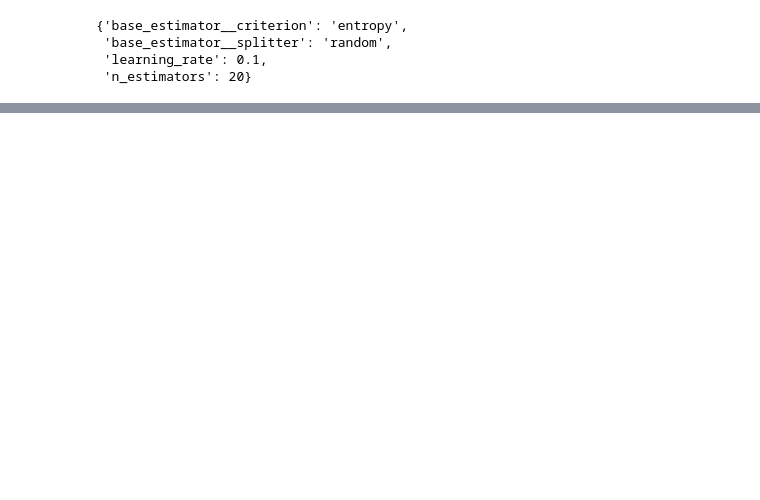
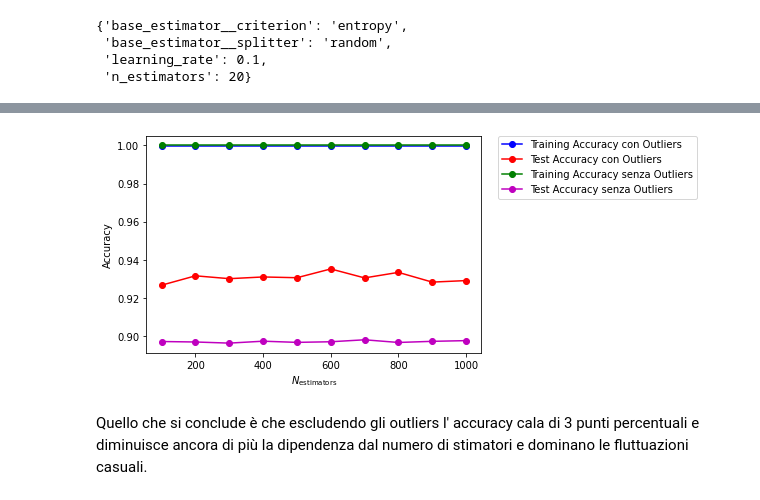
Before and after one commit to PaoDeV99/ML_Progetto1_G72, a Jupyter notebook: Progetto1_Gruppo72.ipynb, the cells around one changed output, grey strips where cells are left out. Saved outputs shown, nothing was run; the diff lists cells and outputs as text; code cells hidden in the pictures; blank space fills up the shorter version.

```diff
--- a/Progetto1_Gruppo72.ipynb
+++ b/Progetto1_Gruppo72.ipynb
@@ -216,0 +288,3 @@ plt.show()
+# %%
+ x_train_o, x_test_o, y_train_o, y_test_o = train_test_split(
+   df_o.iloc[:,0:50], df_o["signal"], test_size=0.33, random_state=42)
@@ -216,0 +337,23 @@ plt.show()
+# %%
+trees = (100, 200, 300, 400, 500, 600, 700, 800, 900,1000)
+adam_train_accuracy_wo = (0.9999,0.9999,0.9999,0.9999,0.9999,0.9999,0.9999,0.9999,0.9999,0.9999)
+adam_test_accuracy_wo = (0.9268,0.9317,0.9302,0.9311,0.9307,0.9353,0.9306,0.9335,0.9284,0.9292)
+plt.figure()
+plt.plot(trees,adam_train_accuracy_wo,'o-b', label='Training Accuracy con Outliers')
+plt.plot(trees,adam_test_accuracy_wo,'o-r', label='Test Accuracy con Outliers')
+plt.plot(trees,adam_train_accuracy,'o-g', label='Training Accuracy senza Outliers')
+plt.plot(trees,adam_test_accuracy,'o-m', label='Test Accuracy senza Outliers')
+
+plt.xlabel('$N_\mathrm{estimators}$')
+plt.ylabel('Accuracy')
+lgd=plt.legend(bbox_to_anchor=(1.05, 1), loc=2, borderaxespad=0.)
+plt.savefig("gbc.pdf",bbox_extra_artists=(lgd,), bbox_inches='tight')
+
+
+
+
+plt.show()
+# %% [output]
+[figure, added]
+# %% [markdown]
+Quello che si conclude è che escludendo gli outliers l' accuracy cala di 3 punti percentuali e diminuisce ancora di più la dipendenza dal numero di stimatori e dominano le fluttuazioni casuali.
```
Also changed, not shown: parts of 17 cells of this notebook.
